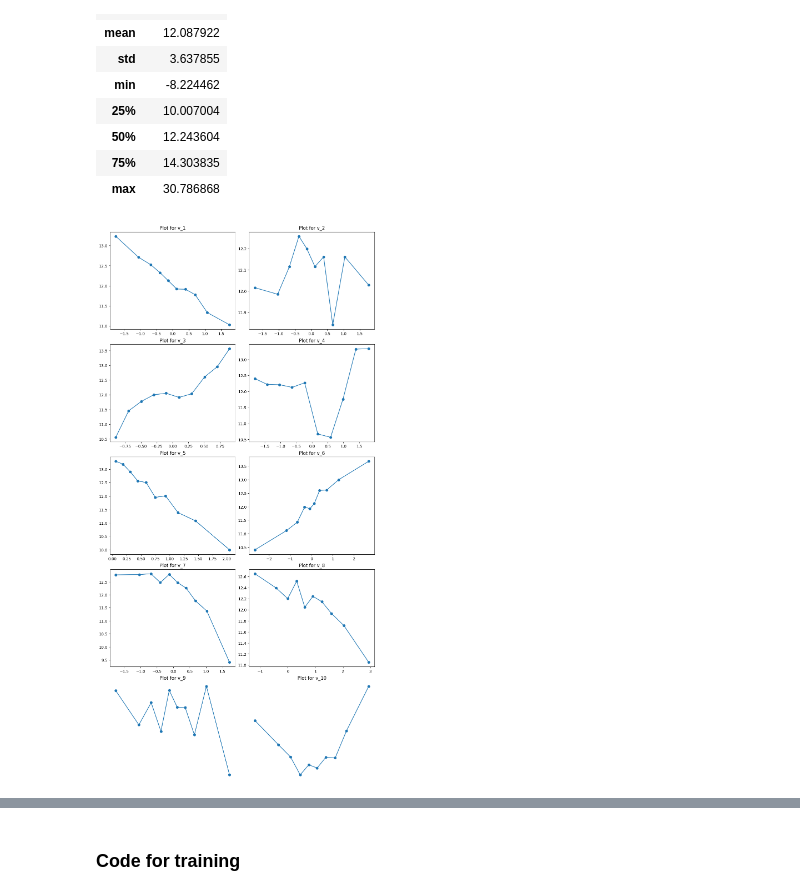
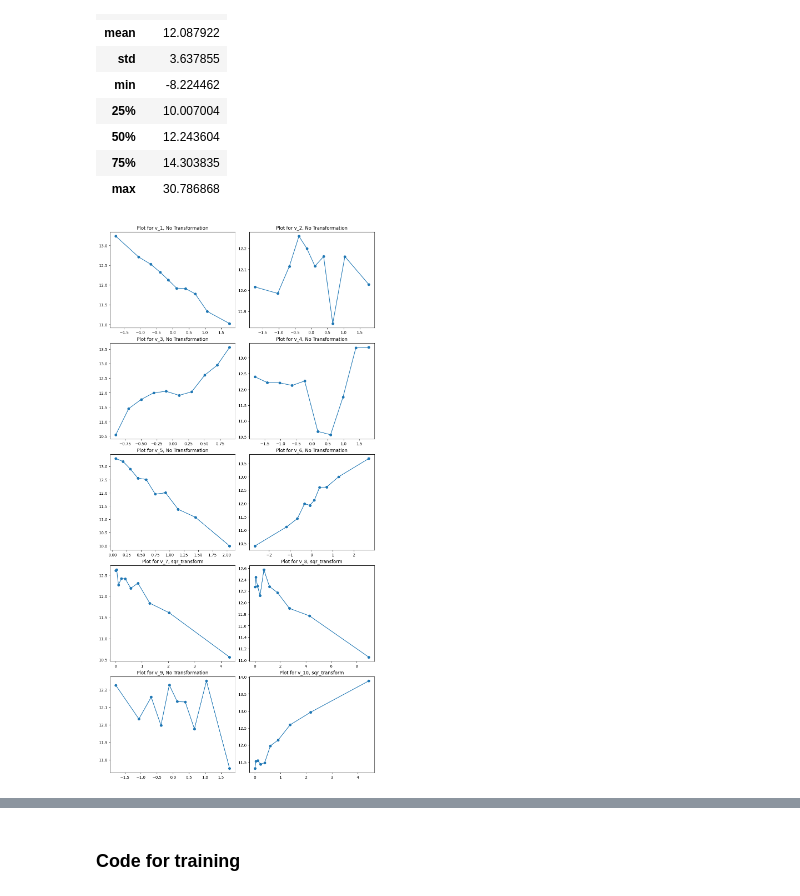
Before and after one commit to abss123/stat_254_solutions, a Jupyter notebook: Lab 2/linear_regression_practice.ipynb, the cells around one changed output, grey strips where cells are left out. Cells and saved outputs as stored; diff of their text form; code cells hidden in the pictures.

Commit message:
updated logical error in ols training

```diff
--- a/Lab 2/linear_regression_practice.ipynb
+++ b/Lab 2/linear_regression_practice.ipynb
@@ -118,29 +132,36 @@ y_train_df.describe()
 # %%
 
+selected_var_dict = {'v_1': None, 'v_2': None, 'v_3': None, 'v_4': None, 'v_5': None,
+                     'v_6': None, 'v_7': sqr_transform, 'v_8': sqr_transform, 'v_9': None, 'v_10': sqr_transform}
 
 # 1. Determine the grid size
 cols = 2  # You can adjust this
 rows = math.ceil(var_count / cols)
 
 # 2. Create the figure and subplots
 fig, axes = plt.subplots(rows, cols, figsize=(cols * 5, rows * 4), constrained_layout=True)
 
 # 3. Flatten the axes array and loop through variables and axes
 for var_name, ax in zip(var_list, axes.flatten()):
     # Prepare the data for the current variable
-    data_to_plot = np.array(X_train_df[var_name])
+    if(selected_var_dict[var_name] == None):
+        title_ = "No Transformation"
+        data_to_plot = np.array(X_train_df[var_name])
+    else:
+        title_ = str(selected_var_dict[var_name]).split()[1]
+        data_to_plot = np.array(X_train_df[var_name].apply(selected_var_dict[var_name]))
 
     # Call your plotting function, passing the specific axis `ax` to it
     quantile_plot(x=data_to_plot, y=y_train, ax=ax, bins=10)
 
     # Set a title for each individual subplot
-    ax.set_title(f'Plot for {var_name}')
+    ax.set_title(f'Plot for {var_name}, {title_}')
 
 # 4. Turn off any unused subplots
-for i in range(num_variables, len(axes.flatten())):
+for i in range(var_count, len(axes.flatten())):
     axes.flatten()[i].axis('off')
 
 # 5. Show the final plot
 plt.show()
 # %% [output]
-[figure, old version]
+[figure, new version]
```
Also changed, not shown: parts of 19 cells of this notebook.
